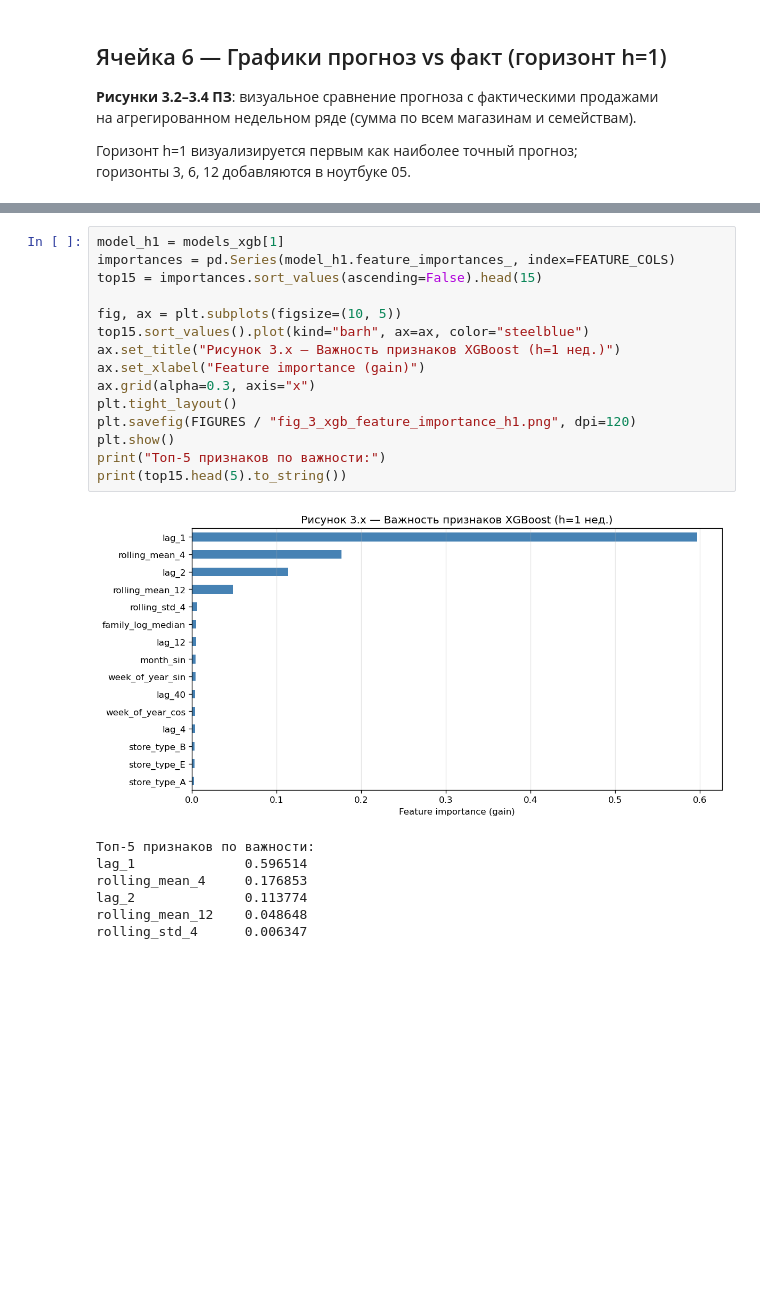
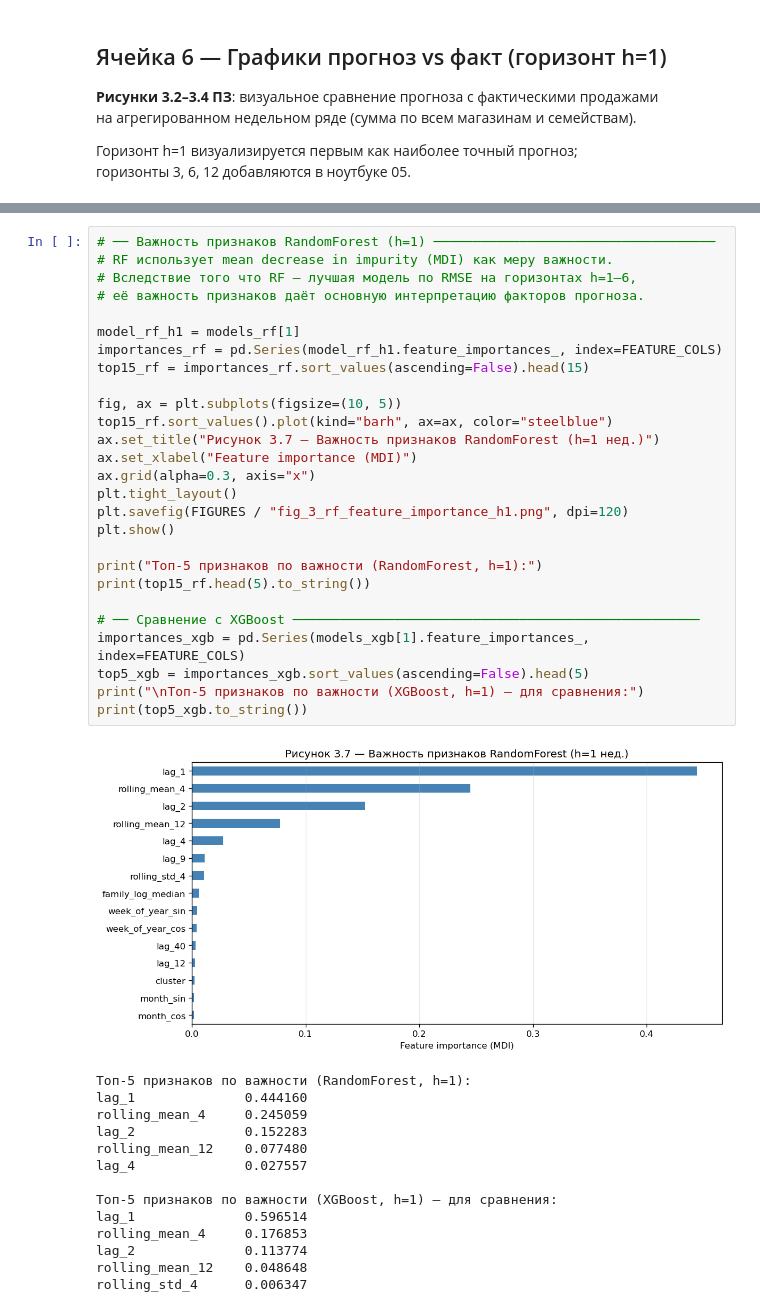
Before and after one commit to Reddetk/store-sales-kr, a Jupyter notebook: notebooks/03a_ml_xgboost_rf_elasticnet.ipynb, the cells around one changed output, grey strips where cells are left out. Saved outputs shown, nothing was run; the diff lists cells and outputs as text; blank space fills up the shorter version.

Commit message:
ВЫБРАЛИ МОДелЬ RF

```diff
--- a/notebooks/03a_ml_xgboost_rf_elasticnet.ipynb
+++ b/notebooks/03a_ml_xgboost_rf_elasticnet.ipynb
@@ -705,21 +712,40 @@ plot_forecast_vs_actual(
 # %%
-model_h1 = models_xgb[1]
-importances = pd.Series(model_h1.feature_importances_, index=FEATURE_COLS)
-top15 = importances.sort_values(ascending=False).head(15)
+# ── Важность признаков RandomForest (h=1) ────────────────────────────────────
+# RF использует mean decrease in impurity (MDI) как меру важности.
+# Вследствие того что RF — лучшая модель по RMSE на горизонтах h=1–6,
+# её важность признаков даёт основную интерпретацию факторов прогноза.
+
+model_rf_h1 = models_rf[1]
+importances_rf = pd.Series(model_rf_h1.feature_importances_, index=FEATURE_COLS)
+top15_rf = importances_rf.sort_values(ascending=False).head(15)
 
 fig, ax = plt.subplots(figsize=(10, 5))
-top15.sort_values().plot(kind="barh", ax=ax, color="steelblue")
-ax.set_title("Рисунок 3.x — Важность признаков XGBoost (h=1 нед.)")
-ax.set_xlabel("Feature importance (gain)")
+top15_rf.sort_values().plot(kind="barh", ax=ax, color="steelblue")
+ax.set_title("Рисунок 3.7 — Важность признаков RandomForest (h=1 нед.)")
+ax.set_xlabel("Feature importance (MDI)")
 ax.grid(alpha=0.3, axis="x")
 plt.tight_layout()
-plt.savefig(FIGURES / "fig_3_xgb_feature_importance_h1.png", dpi=120)
+plt.savefig(FIGURES / "fig_3_rf_feature_importance_h1.png", dpi=120)
 plt.show()
-print("Топ-5 признаков по важности:")
-print(top15.head(5).to_string())
+
+print("Топ-5 признаков по важности (RandomForest, h=1):")
+print(top15_rf.head(5).to_string())
+
+# ── Сравнение с XGBoost ────────────────────────────────────────────────────
+importances_xgb = pd.Series(models_xgb[1].feature_importances_, index=FEATURE_COLS)
+top5_xgb = importances_xgb.sort_values(ascending=False).head(5)
+print("\nТоп-5 признаков по важности (XGBoost, h=1) — для сравнения:")
+print(top5_xgb.to_string())
 # %% [output]
-[figure, old version]
+[figure, new version]
-Топ-5 признаков по важности:
+Топ-5 признаков по важности (RandomForest, h=1):
+lag_1              0.444160
+rolling_mean_4     0.245059
+lag_2              0.152283
+rolling_mean_12    0.077480
+lag_4              0.027557
+
+Топ-5 признаков по важности (XGBoost, h=1) — для сравнения:
 lag_1              0.596514
 rolling_mean_4     0.176853
 lag_2              0.113774
```
Also changed, not shown: parts of 5 cells of this notebook, 6 other files.
